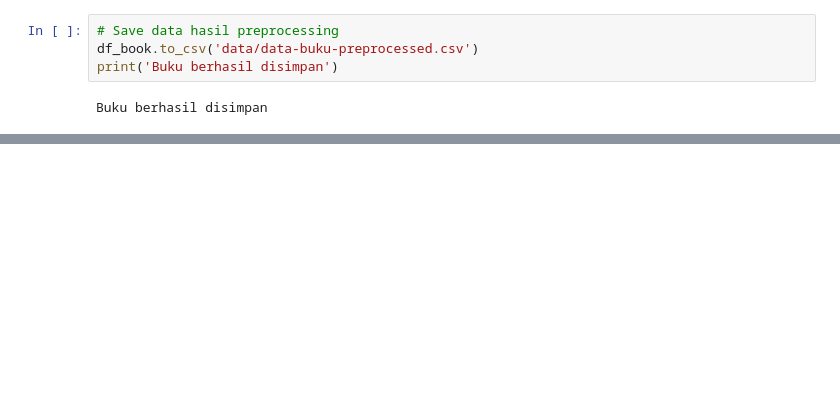
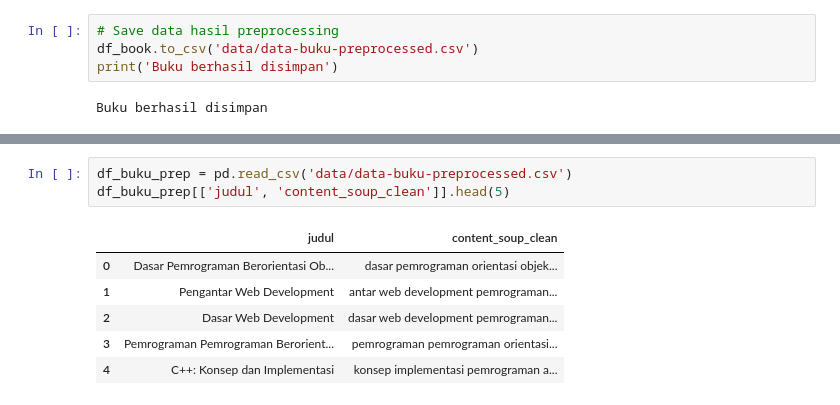
Before and after one commit to mayanggumelarr/Hybrid-Library-Book-Recomendation-Content-Base-Filtering, a Jupyter notebook: cbf-book-rec.ipynb, the cells around one changed output, grey strips where cells are left out. Drawn from its saved outputs; the diff is of its cells as text; blank space fills up the shorter version.

```diff
--- a/cbf-book-rec.ipynb
+++ b/cbf-book-rec.ipynb
@@ -641,0 +659,10 @@ Buku berhasil disimpan
+# %%
+df_buku_prep = pd.read_csv('data/data-buku-preprocessed.csv')
+df_buku_prep[['judul', 'content_soup_clean']].head(5)
+# %% [output]
+|  | judul | content_soup_clean |
+| 0 | Dasar Pemrograman Berorientasi Ob... | dasar pemrograman orientasi objek... |
+| 1 | Pengantar Web Development | antar web development pemrograman... |
+| 2 | Dasar Web Development | dasar web development pemrograman... |
+| 3 | Pemrograman Pemrograman Berorient... | pemrograman pemrograman orientasi... |
+| 4 | C++: Konsep dan Implementasi | konsep implementasi pemrograman a... |
```
Also changed, not shown: parts of 1 cell of this notebook.
